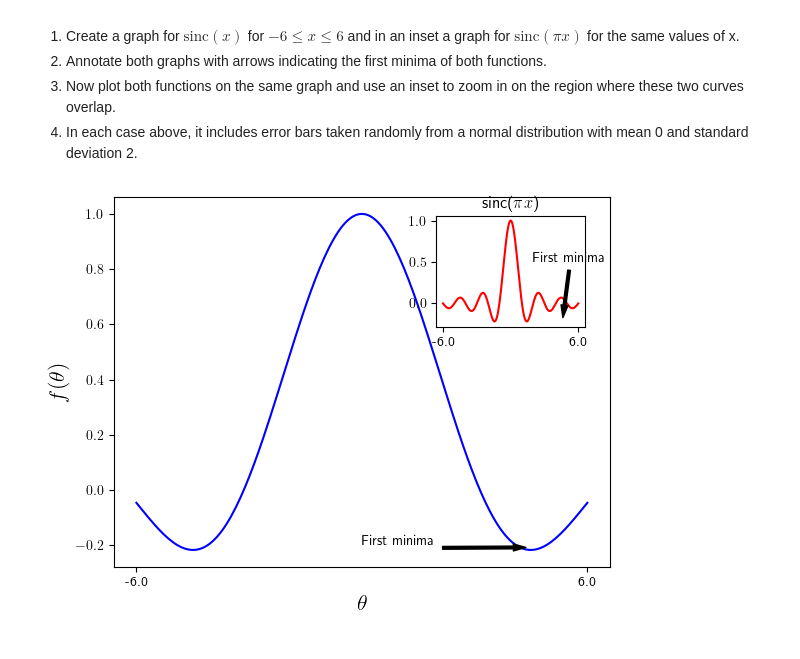
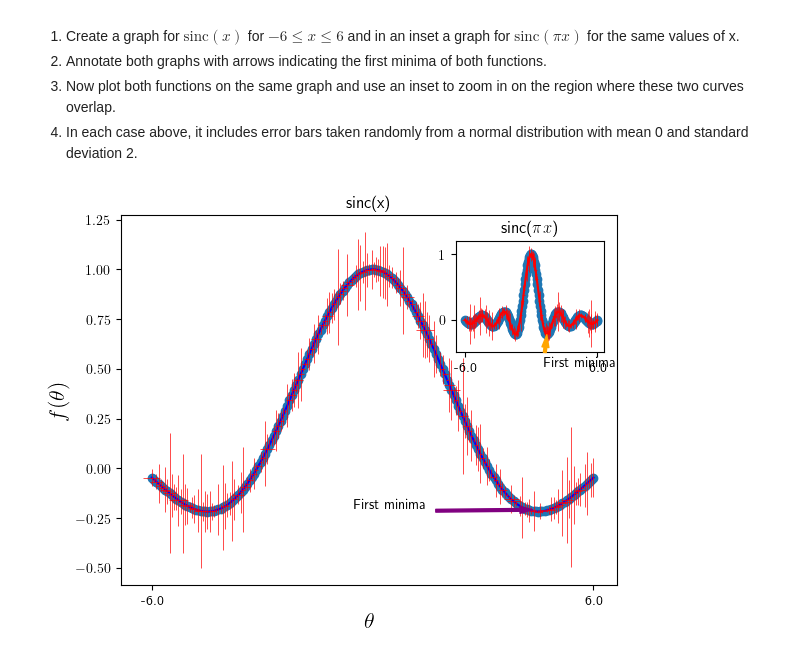
Before and after one commit to teresa-p-l/Python_classes_Filipa, a Jupyter notebook: Class3-temp.ipynb, the cells around one changed output. Saved outputs shown, nothing was run; the diff lists cells and outputs as text; code cells hidden in the pictures.

Commit message:
first try at homework

```diff
--- a/Class3-temp.ipynb
+++ b/Class3-temp.ipynb
@@ -1088,29 +1088,38 @@ $$
 # %%
 plt.rcParams['text.usetex'] = True
 x = np.linspace(-6,6,200)
 y1 = np.sin(x)/x
 y2 = np.sinc(x)
 xtik=np.linspace(-6,6,2)
 
 fig,ax = plt.subplots()
 ax.plot(x,y1, 'b', label = r'$\sin(\theta)$')
 ax.set_xlabel(r'$\theta$', fontsize = 16)
 ax.set_ylabel(r'$f(\theta)$', fontsize = 16)
 ax.set_xticks(xtik, labels = xtik)
 
 # Create an inset at position 0.65% on x axes, 0.65% on y axes and with size 30% x 30% of the original plot
-axin1 = ax.inset_axes([0.65, 0.65, 0.30, 0.30]) # x position, y position, width, height
+axin1 = ax.inset_axes([0.675, 0.63, 0.30, 0.30]) # x position, y position, width, height
 axin1.plot(x,y2, 'r', label = r'$\cos(\theta)$')
 axin1.set_xticks(xtik, labels = xtik)
 axin1.set_title(r'sinc($\pi x$)')
+ax.set_title(r'sinc(x)')
 
 #now we add the arrows
-ax.annotate('First minima', xy = (4.493,-0.208), xytext = (0,-0.2),
-            arrowprops = dict(facecolor='black', width = 2, headwidth = 5,
+ax.annotate('First minima', xy = (4.493,-0.208), xytext = (-0.5,-0.2),
+            arrowprops = dict(facecolor='purple',edgecolor='purple', width = 2, headwidth = 5,
                               headlength = 9, shrink = 0.05))
-axin1.annotate('First minima', xy = (4.6,-0.205), xytext = (2,0.5),
-            arrowprops = dict(facecolor='black', width = 2, headwidth = 5,
+axin1.annotate('First minima', xy = (1.4303,-0.208), xytext = (1.2,-0.7),
+            arrowprops = dict(facecolor='orange',edgecolor='orange', width = 2, headwidth = 5,
                               headlength = 9, shrink = 0.05))
+
+
+x_err = 0.05*abs(np.random.normal(0, 2, 200))
+y_err = 0.05*abs(np.random.normal(0, 2, 200))
+ax.errorbar(x, y1, xerr = x_err, yerr = y_err, fmt='o', ecolor= 'r', elinewidth = 0.5,
+            barsabove=True, linestyle = 'dotted')
+axin1.errorbar(x, y2, xerr = x_err, yerr = y_err, fmt='o', ecolor= 'r', elinewidth = 0.5,
+            barsabove=True, linestyle = 'dotted')
 plt.show()
 # %% [output]
-[figure, old version]
+[figure, new version]
```
Also changed, not shown: parts of 1 cell of this notebook, 2 other files.
